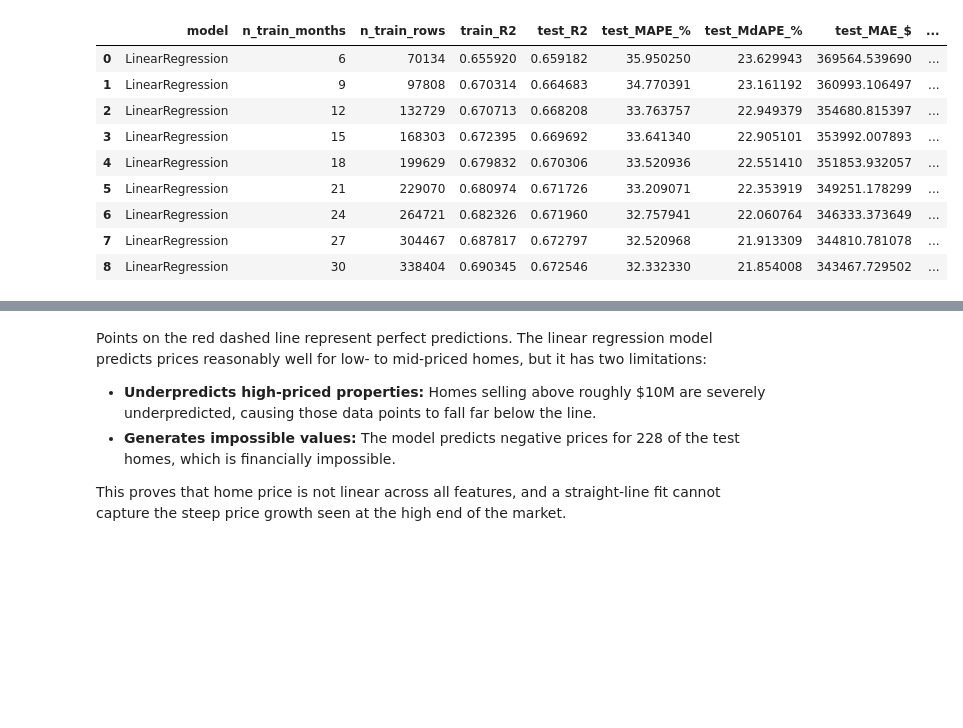
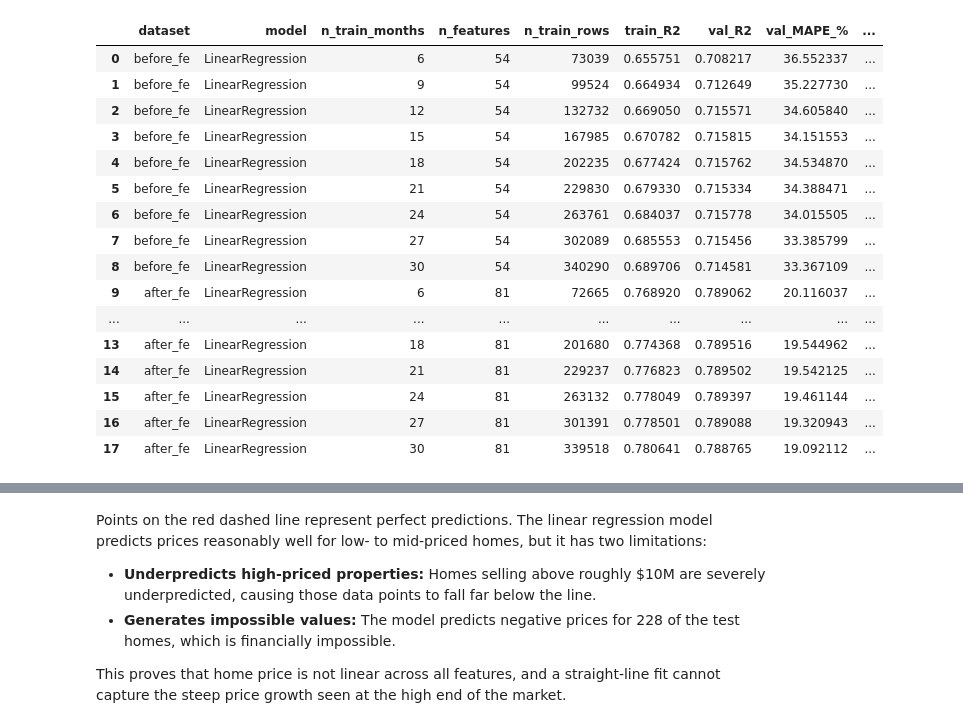
Before and after one commit to kanj0o/IDX-Exchange-Data-Science, a Jupyter notebook: 03_baseline_model.ipynb, the cells around one changed output, grey strips where cells are left out. Cells and saved outputs as stored; diff of their text form; code cells hidden in the pictures; blank space fills up the shorter version.

Commit message:
Combine pre and post feature engineering model evaulations

```diff
--- a/03_baseline_model.ipynb
+++ b/03_baseline_model.ipynb
@@ -13,33 +68,57 @@ def n_months(path):
 # %%
-def metrics(y_true, y_pred):
-    ape = np.abs(y_pred - y_true) / y_true
+def metrics(y_true, y_pred, y_train):
+    """Regression metrics. y_train is only used for the MASE scale."""
+    y_true, y_pred, y_train = (np.asarray(a, dtype=float) for a in (y_true, y_pred, y_train))
+    err = np.abs(y_pred - y_true)
+    ape = err / y_true
+    mse = mean_squared_error(y_true, y_pred)
+
+    # sMAPE (%): symmetric, bounded 0-200%; |.| in the denominator so negative predictions are fine
+    denom = np.abs(y_true) + np.abs(y_pred)
+    smape = np.where(denom == 0, 0.0, 2 * err / np.where(denom == 0, 1, denom))
+
+    # MASE: MAE divided by the train-set MAE of a naive benchmark. These are cross-sectional
+    # sales (no "previous value"), so the naive forecast is "predict the train median price".
+    # MASE < 1 means the model beats that naive benchmark; lower is better.
+    naive_mae = np.mean(np.abs(y_train - np.median(y_train)))
+
     return {
         'R2': r2_score(y_true, y_pred),
         'MAPE_%': ape.mean() * 100,
         'MdAPE_%': np.median(ape) * 100,
-        'MAE_$': mean_absolute_error(y_true, y_pred),
+        'sMAPE_%': smape.mean() * 100,
+        'MAE_$': err.mean(),
+        'MSE_$2': mse,
+        'RMSE_$': np.sqrt(mse),
+        'MASE': err.mean() / naive_mae,
     }
 
 rows = []
-for d in sorted(glob.glob('data/sold/split/*mo_test_2026-08'), key=n_months):
-    train = pd.read_csv(f'{d}/train.csv')
-    test  = pd.read_csv(f'{d}/test.csv')
-    X_tr, y_tr = train.drop(columns=target), train[target]
-    X_te, y_te = test.drop(columns=target),  test[target]
+for name, dirs in split_dirs.items():
+    for d in dirs:
+        X_tr, y_tr, X_val, y_val, X_te, y_te = load_split(d, DATASETS[name]['files'])
 
-    m = LinearRegression().fit(X_tr, y_tr)
-    pred = m.predict(X_te)
-    rows.append({
-        'model': 'LinearRegression',
-        'n_train_months': n_months(d),
-        'n_train_rows': len(X_tr),
-        'train_R2': r2_score(y_tr, m.predict(X_tr)),
-        **{f'test_{k}': v for k, v in metrics(y_te, pred).items()},
-        'neg_preds': int((pred <= 0).sum()),
-    }
-)
+        m = LinearRegression().fit(X_tr, y_tr)
+        val_pred = m.predict(X_val)
+        pred = m.predict(X_te)
+        rows.append({
+            'dataset': name,
+            'model': 'LinearRegression',
+            'n_train_months': n_months(d),
+            'n_features': X_tr.shape[1],
+            'n_train_rows': len(X_tr),
+            'train_R2': r2_score(y_tr, m.predict(X_tr)),
+            **{f'val_{k}': v for k, v in metrics(y_val, val_pred, y_tr).items()},
+            'val_neg_preds': int((val_pred <= 0).sum()),
+            **{f'test_{k}': v for k, v in metrics(y_te, pred, y_tr).items()},
+            'neg_preds': int((pred <= 0).sum()),
+        }
+    )
 
 results = pd.DataFrame(rows)
-results.to_csv('baseline_results.csv', index=False)
+
+# baseline_results.csv stays the after-FE file, as in the FE notebook
+results[results['dataset'] == 'after_fe'].drop(columns='dataset').to_csv('baseline_results.csv', index=False)
+results[results['dataset'] == 'before_fe'].drop(columns='dataset').to_csv('baseline_results_before_fe.csv', index=False)
 results
 # %% [output]
@@ -46,10 +126,17 @@ results
-|  | model | n_train_months | n_train_rows | train_R2 | test_R2 | test_MAPE_% | test_MdAPE_% | test_MAE_$ | ... |
-| 0 | LinearRegression | 6 | 70134 | 0.655920 | 0.659182 | 35.950250 | 23.629943 | 369564.539690 | ... |
-| 1 | LinearRegression | 9 | 97808 | 0.670314 | 0.664683 | 34.770391 | 23.161192 | 360993.106497 | ... |
-| 2 | LinearRegression | 12 | 132729 | 0.670713 | 0.668208 | 33.763757 | 22.949379 | 354680.815397 | ... |
-| 3 | LinearRegression | 15 | 168303 | 0.672395 | 0.669692 | 33.641340 | 22.905101 | 353992.007893 | ... |
-| 4 | LinearRegression | 18 | 199629 | 0.679832 | 0.670306 | 33.520936 | 22.551410 | 351853.932057 | ... |
-| 5 | LinearRegression | 21 | 229070 | 0.680974 | 0.671726 | 33.209071 | 22.353919 | 349251.178299 | ... |
-| 6 | LinearRegression | 24 | 264721 | 0.682326 | 0.671960 | 32.757941 | 22.060764 | 346333.373649 | ... |
-| 7 | LinearRegression | 27 | 304467 | 0.687817 | 0.672797 | 32.520968 | 21.913309 | 344810.781078 | ... |
-| 8 | LinearRegression | 30 | 338404 | 0.690345 | 0.672546 | 32.332330 | 21.854008 | 343467.729502 | ... |
+|  | dataset | model | n_train_months | n_features | n_train_rows | train_R2 | val_R2 | val_MAPE_% | ... |
+| 0 | before_fe | LinearRegression | 6 | 54 | 73039 | 0.655751 | 0.708217 | 36.552337 | ... |
+| 1 | before_fe | LinearRegression | 9 | 54 | 99524 | 0.664934 | 0.712649 | 35.227730 | ... |
+| 2 | before_fe | LinearRegression | 12 | 54 | 132732 | 0.669050 | 0.715571 | 34.605840 | ... |
+| 3 | before_fe | LinearRegression | 15 | 54 | 167985 | 0.670782 | 0.715815 | 34.151553 | ... |
+| 4 | before_fe | LinearRegression | 18 | 54 | 202235 | 0.677424 | 0.715762 | 34.534870 | ... |
+| 5 | before_fe | LinearRegression | 21 | 54 | 229830 | 0.679330 | 0.715334 | 34.388471 | ... |
+| 6 | before_fe | LinearRegression | 24 | 54 | 263761 | 0.684037 | 0.715778 | 34.015505 | ... |
+| 7 | before_fe | LinearRegression | 27 | 54 | 302089 | 0.685553 | 0.715456 | 33.385799 | ... |
+| 8 | before_fe | LinearRegression | 30 | 54 | 340290 | 0.689706 | 0.714581 | 33.367109 | ... |
+| 9 | after_fe | LinearRegression | 6 | 81 | 72665 | 0.768920 | 0.789062 | 20.116037 | ... |
+| ... | ... | ... | ... | ... | ... | ... | ... | ... | ... |
+| 13 | after_fe | LinearRegression | 18 | 81 | 201680 | 0.774368 | 0.789516 | 19.544962 | ... |
+| 14 | after_fe | LinearRegression | 21 | 81 | 229237 | 0.776823 | 0.789502 | 19.542125 | ... |
+| 15 | after_fe | LinearRegression | 24 | 81 | 263132 | 0.778049 | 0.789397 | 19.461144 | ... |
+| 16 | after_fe | LinearRegression | 27 | 81 | 301391 | 0.778501 | 0.789088 | 19.320943 | ... |
+| 17 | after_fe | LinearRegression | 30 | 81 | 339518 | 0.780641 | 0.788765 | 19.092112 | ... |
```
Also changed, not shown: parts of 12 cells of this notebook, 2 other files.
